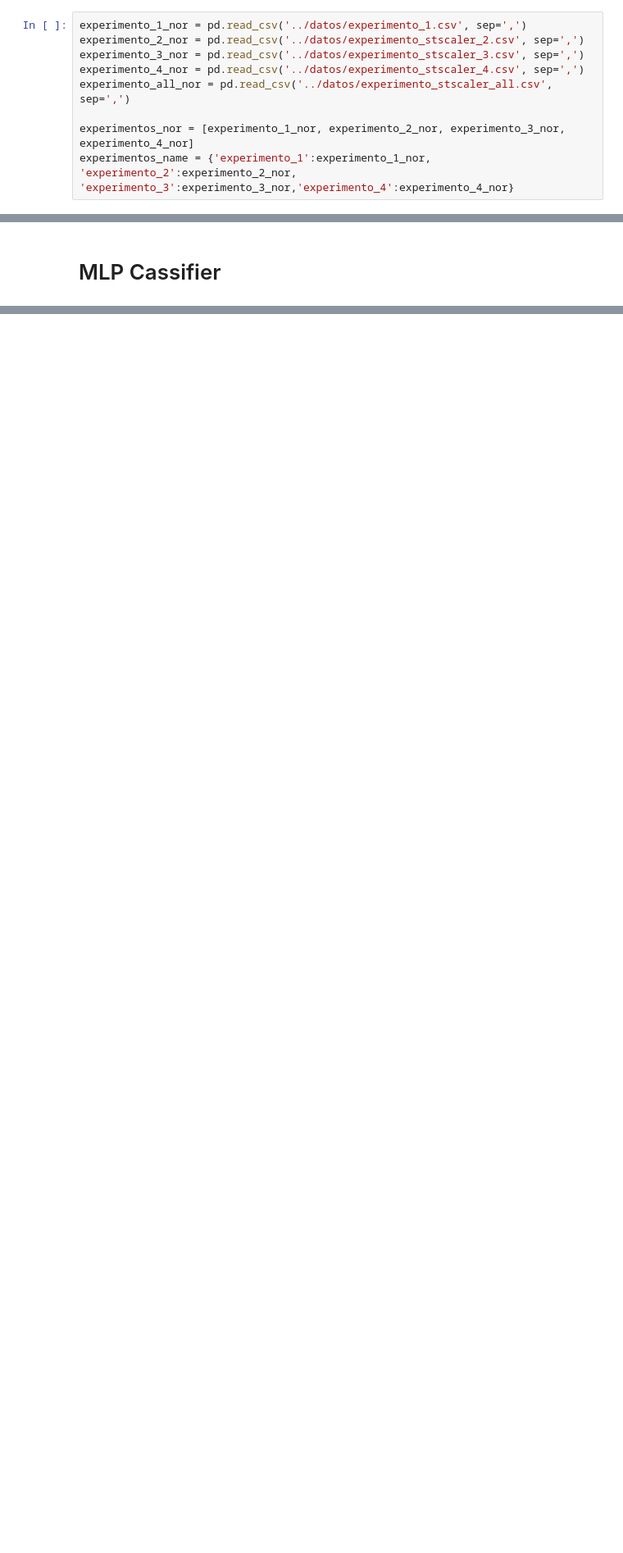
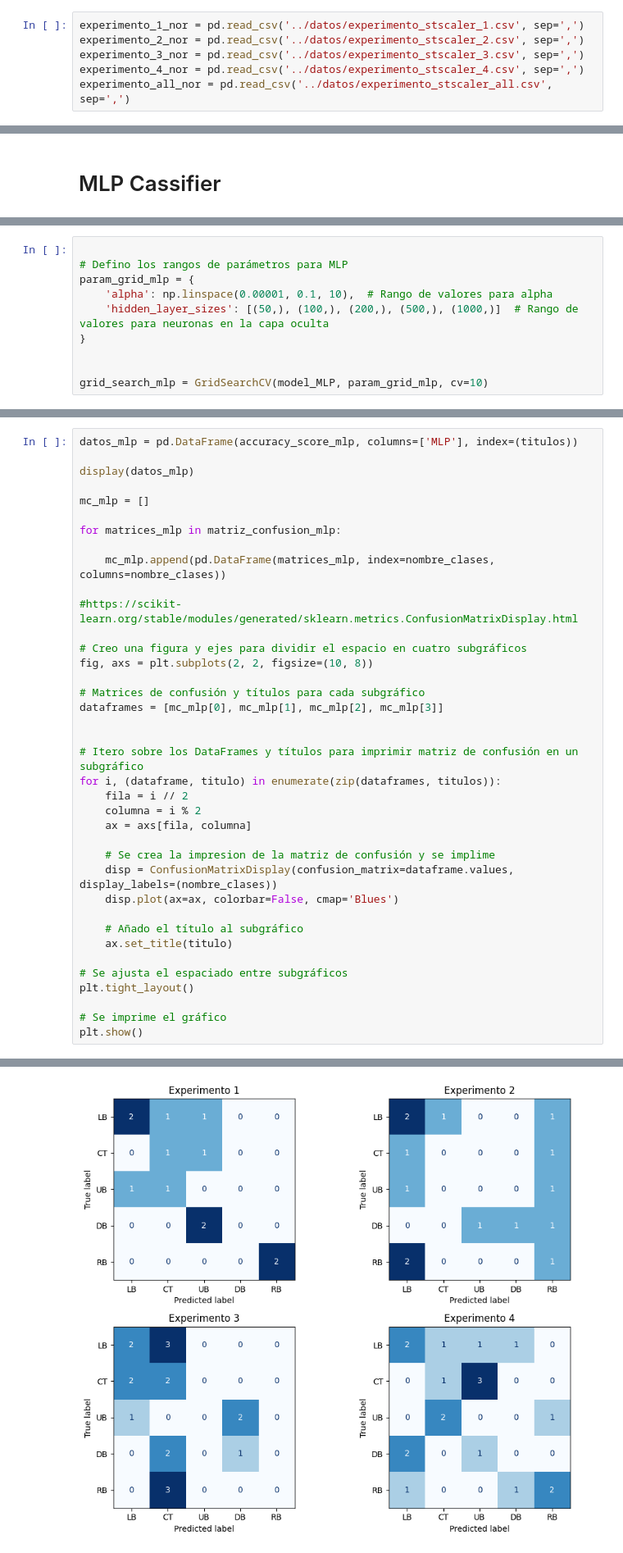
Before and after one commit to jpg1003/AnalisisEEG, a Jupyter notebook: codigo/notebooks/8.Deep_Learning-MLP.ipynb, the cells around one changed output, grey strips where cells are left out. Shown: that part at 82% size. Saved outputs shown, nothing was run; the diff lists cells and outputs as text; blank space fills up the shorter version.

Commit message:
ADD - Modifico y reviso el codigo sobre todo para Deep-Learning

```diff
--- a/codigo/notebooks/8.Deep_Learning-MLP.ipynb
+++ b/codigo/notebooks/8.Deep_Learning-MLP.ipynb
@@ -15,14 +15,11 @@
 %run 3.Importaciones.ipynb
 %run 4.Variables_Clases.ipynb
 # %%
-experimento_1_nor = pd.read_csv('../datos/experimento_1.csv', sep=',')
+experimento_1_nor = pd.read_csv('../datos/experimento_stscaler_1.csv', sep=',')
 experimento_2_nor = pd.read_csv('../datos/experimento_stscaler_2.csv', sep=',')
 experimento_3_nor = pd.read_csv('../datos/experimento_stscaler_3.csv', sep=',')
 experimento_4_nor = pd.read_csv('../datos/experimento_stscaler_4.csv', sep=',')
 experimento_all_nor = pd.read_csv('../datos/experimento_stscaler_all.csv', sep=',')
-
-experimentos_nor = [experimento_1_nor, experimento_2_nor, experimento_3_nor, experimento_4_nor]
-experimentos_name = {'experimento_1':experimento_1_nor, 'experimento_2':experimento_2_nor, 'experimento_3':experimento_3_nor,'experimento_4':experimento_4_nor}
 # %%
 experimento_1_nor = experimento_1_nor.drop(['Timestamp'], axis=1)
 experimento_2_nor = experimento_2_nor.drop(['Timestamp'], axis=1)
@@ -39 +30,11 @@ warnings.filterwarnings("ignore", category=UndefinedMetricWarning)
+# %%
+
+# Defino los rangos de parámetros para MLP
+param_grid_mlp = {
+    'alpha': np.linspace(0.00001, 0.1, 10),  # Rango de valores para alpha
+    'hidden_layer_sizes': [(50,), (100,), (200,), (500,), (1000,)]  # Rango de valores para neuronas en la capa oculta
+}
+
+
+grid_search_mlp = GridSearchCV(model_MLP, param_grid_mlp, cv=10)
 # %%
@@ -130,0 +80,39 @@ Tiempo: 0 : 9 : 49
+# %%
+datos_mlp = pd.DataFrame(accuracy_score_mlp, columns=['MLP'], index=(titulos))
+
+display(datos_mlp)
+
+mc_mlp = []
+
+for matrices_mlp in matriz_confusion_mlp:
+
+    mc_mlp.append(pd.DataFrame(matrices_mlp, index=nombre_clases, columns=nombre_clases))
+
+#https://scikit-learn.org/stable/modules/generated/sklearn.metrics.ConfusionMatrixDisplay.html
+
+# Creo una figura y ejes para dividir el espacio en cuatro subgráficos
+fig, axs = plt.subplots(2, 2, figsize=(10, 8))
+
+# Matrices de confusión y títulos para cada subgráfico
+dataframes = [mc_mlp[0], mc_mlp[1], mc_mlp[2], mc_mlp[3]]
+
+
+# Itero sobre los DataFrames y títulos para imprimir matriz de confusión en un subgráfico
+for i, (dataframe, titulo) in enumerate(zip(dataframes, titulos)):
+    fila = i // 2
+    columna = i % 2
+    ax = axs[fila, columna]
+
+    # Se crea la impresion de la matriz de confusión y se implime
+    disp = ConfusionMatrixDisplay(confusion_matrix=dataframe.values, display_labels=(nombre_clases))
+    disp.plot(ax=ax, colorbar=False, cmap='Blues')
+
+    # Añado el título al subgráfico
+    ax.set_title(titulo)
+
+# Se ajusta el espaciado entre subgráficos
+plt.tight_layout()
+
+# Se imprime el gráfico
+plt.show()
+# %% [output]
@@ -130,0 +124 @@ Tiempo: 0 : 9 : 49
+[figure, added]
```
Also changed, not shown: parts of 3 cells of this notebook, 8 other files.
